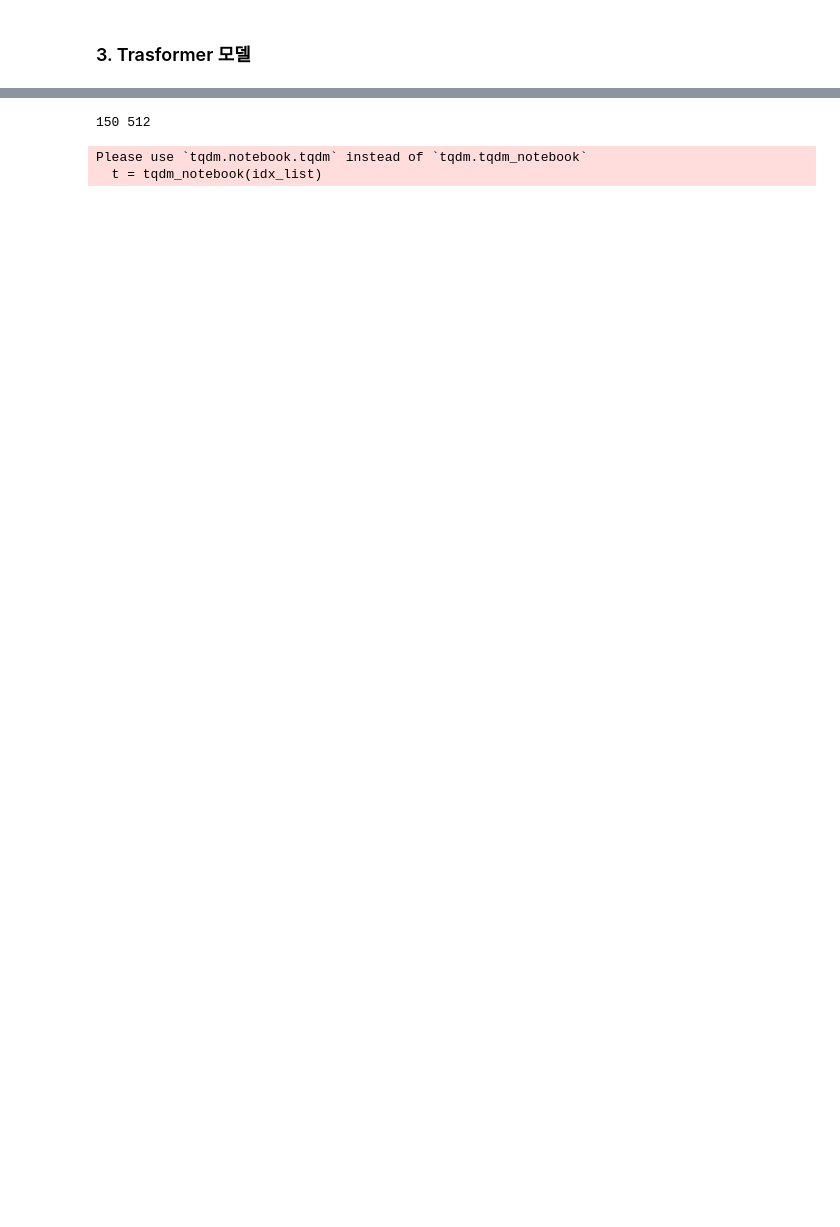
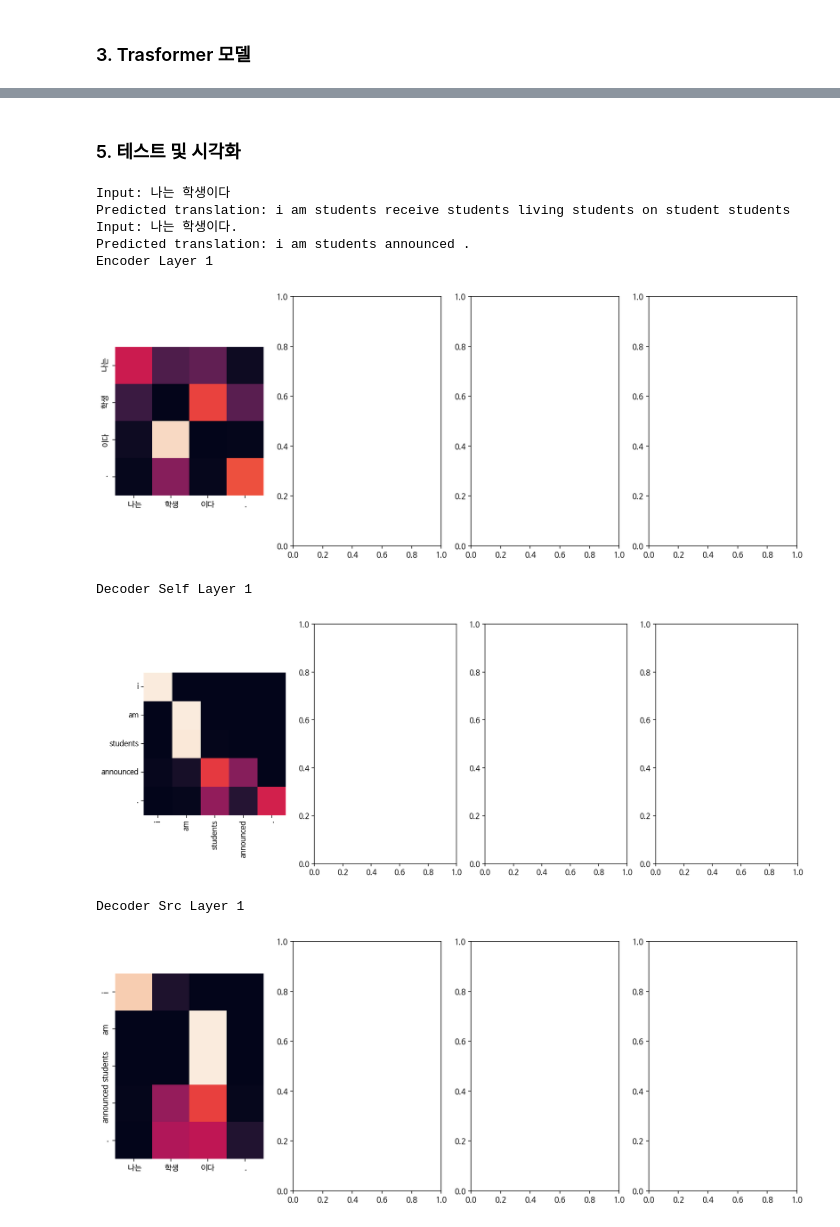
Before and after one commit to sendglee/AIFFEL_quest_rs, a Jupyter notebook: GoingDeeper/De05/transformer.ipynb, the cells around one changed output, grey strips where cells are left out. Drawn from its saved outputs; the diff is of its cells as text; code cells hidden in the pictures; blank space fills up the shorter version.

```diff
--- a/GoingDeeper/De05/transformer.ipynb
+++ b/GoingDeeper/De05/transformer.ipynb
@@ -668,3 +754,5 @@ def train_step(src, tgt, model, optimizer):
+# %% [markdown]
+### 5. 테스트 및 시각화
 # %%
 # Attention 시각화 함수
 def visualize_attention(src, tgt, enc_attns, dec_attns, dec_enc_attns):
@@ -672,23 +760,24 @@ def visualize_attention(src, tgt, enc_attns, dec_attns, dec_enc_attns):
         import seaborn
         seaborn.heatmap(data, square=True, vmin=0.0, vmax=1.0, cbar=False, ax=ax, xticklabels=x, yticklabels=y)
 
-    for layer in range(0, 2, 1):
-        fig, axs = plt.subplots(1, 4, figsize=(20, 10))
+    #print(enc_attns.shape, dec_attns.shape, dec_enc_attns.shape)
+    for layer in range(1):
+        fig, axs = plt.subplots(1, 4, figsize=(16, 6))
         print("Encoder Layer", layer + 1)
-        for h in range(4):
+        for h in range(1):
             draw(enc_attns[layer][0, h, :len(src), :len(src)], axs[h], src, src)
         plt.show()
 
-    for layer in range(0, 2, 1):
-        fig, axs = plt.subplots(1, 4, figsize=(20, 10))
+    for layer in range(1):
+        fig, axs = plt.subplots(1, 4, figsize=(16, 6))
         print("Decoder Self Layer", layer+1)
-        for h in range(4):
+        for h in range(1):
             draw(dec_attns[layer][0, h, :len(tgt), :len(tgt)], axs[h], tgt, tgt)
         plt.show()
 
         print("Decoder Src Layer", layer+1)
-        fig, axs = plt.subplots(1, 4, figsize=(20, 10))
-        for h in range(4):
+        fig, axs = plt.subplots(1, 4, figsize=(16, 6))
+        for h in range(1):
             draw(dec_enc_attns[layer][0, h, :len(tgt), :len(src)], axs[h], src, tgt)
         plt.show()
 # %%
@@ -730,50 +819,17 @@ def translate(sentence, model, src_tokenizer, tgt_tokenizer, plot_attention=Fals
 
     if plot_attention:
         visualize_attention(pieces, result.split(), enc_attns, dec_attns, dec_enc_attns)
-# %%
-# 학습
-from tqdm import tqdm_notebook
-
-BATCH_SIZE = 64
-EPOCHS = 20
-
-NUM_LAYER = 1
-DIM_MODEL = 512
-NUM_HEAD = 8
-DIM_FF = 512
-
-# 포지셔널 인코딩을 계산할 길이. 미리 계산되는 값이며, 인코더 시퀀스, 디코더 시퀀스보다 커야 함
-POSITIONAL_ECODING_LENGTH = 150
-
-examples = [
-            "오바마는 대통령이다.",
-            "시민들은 도시 속에 산다.",
-            "커피는 필요 없다.",
-            "일곱 명의 사망자가 발생했다."
-]
-
-transformer = Transformer(NUM_LAYER, DIM_MODEL, NUM_HEAD, DIM_FF, SRC_VOCAB_SIZE, TGT_VOCAB_SIZE, POSITIONAL_ECODING_LENGTH)
-
-for epoch in range(EPOCHS):
-    total_loss = 0
-
-    idx_list = list(range(0, enc_train.shape[0], BATCH_SIZE))
-    random.shuffle(idx_list)
-    t = tqdm_notebook(idx_list)
-
-    for (batch, idx) in enumerate(t):
-        #print(batch, idx, idx+BATCH_SIZE)
-        #print(enc_train[idx:idx+BATCH_SIZE].shape, dec_train[idx:idx+BATCH_SIZE].shape)
-        batch_loss, enc_attns, dec_attns, dec_enc_attns = train_step(enc_train[idx:idx+BATCH_SIZE], dec_train[idx:idx+BATCH_SIZE], transformer, optimizer)
-
-        total_loss += batch_loss
-
-        t.set_description_str('Epoch %2d' % (epoch + 1))
-        t.set_postfix_str('Loss %.4f' % (total_loss.numpy() / (batch + 1)))
-
-    for example in examples:
-        translate(example, transformer, ko_tokenizer, en_tokenizer)
-# %% [output]
-150 512
-Please use `tqdm.notebook.tqdm` instead of `tqdm.tqdm_notebook`
-  t = tqdm_notebook(idx_list)
+# %%
+translate("나는 학생이다", transformer, ko_tokenizer, en_tokenizer)
+translate("나는 학생이다.", transformer, ko_tokenizer, en_tokenizer, True)
+# %% [output]
+Input: 나는 학생이다
+Predicted translation: i am students receive students living students on student students
+Input: 나는 학생이다.
+Predicted translation: i am students announced .
+Encoder Layer 1
+[figure, added]
+Decoder Self Layer 1
+[figure, added]
+Decoder Src Layer 1
+[figure, added]
```
Also changed, not shown: parts of 30 cells of this notebook.
